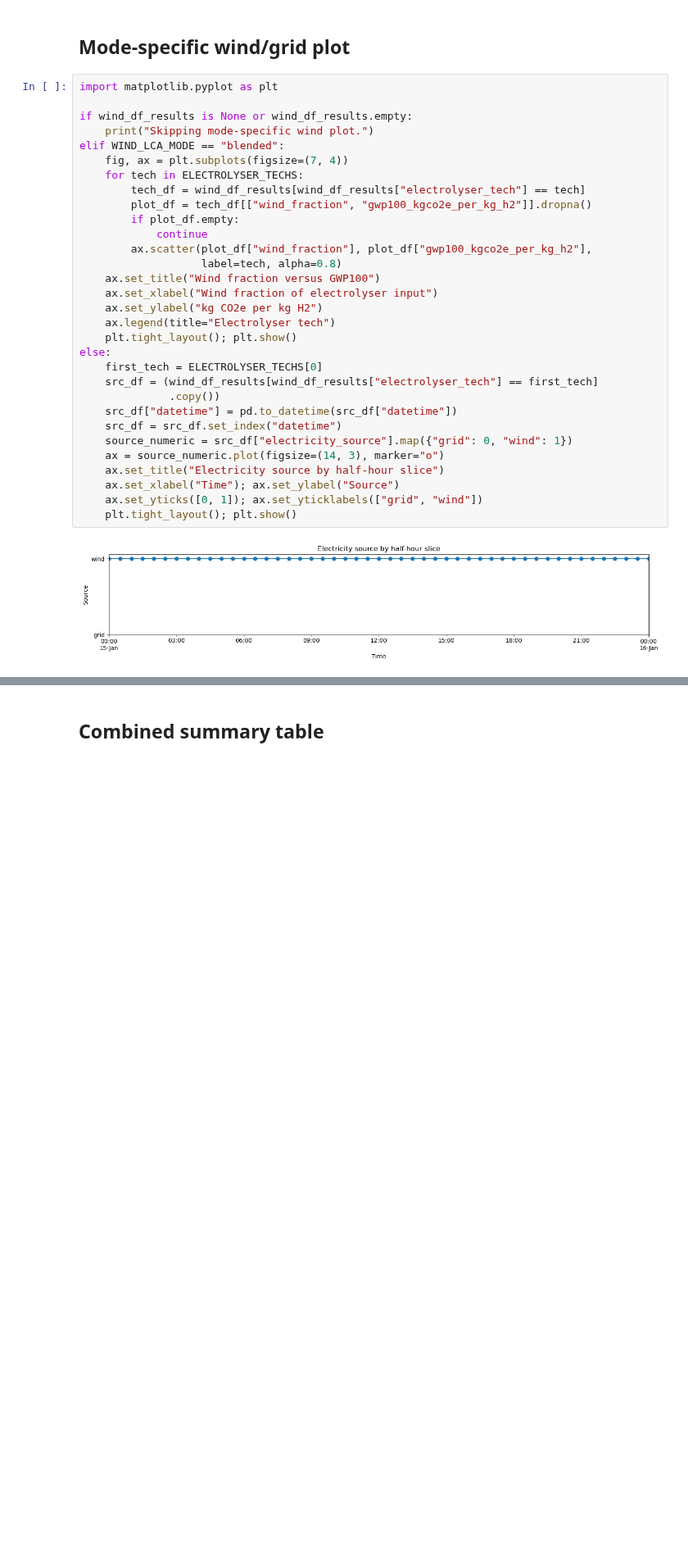
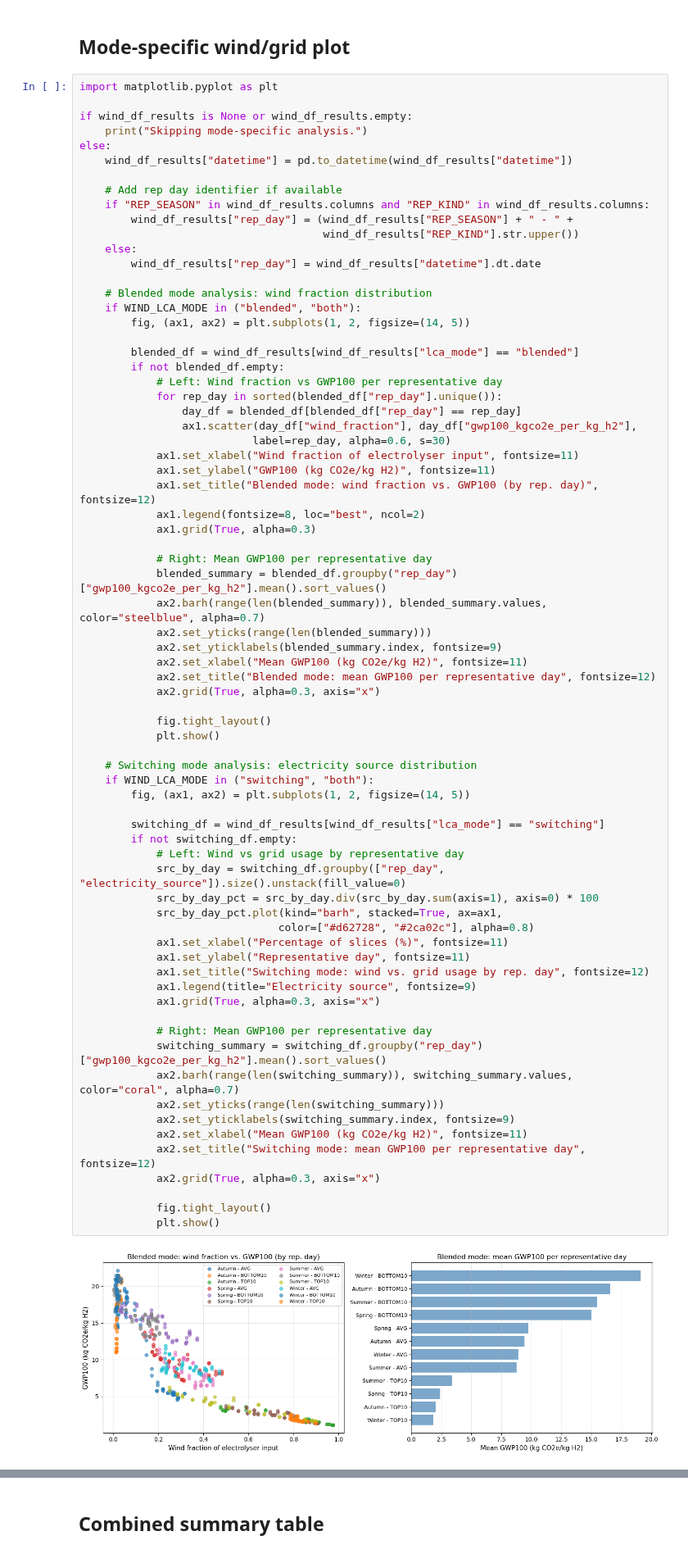
Before and after one commit to louis123sch/ukelectrolyserlca, a Jupyter notebook: 2.dashboard_lca.ipynb, the cells around one changed output, grey strips where cells are left out. Shown at 82% size. Drawn from its saved outputs; the diff is of its cells as text; blank space fills up the shorter version.

Commit message:
plotting year fix

```diff
--- a/2.dashboard_lca.ipynb
+++ b/2.dashboard_lca.ipynb
@@ -244,33 +457,74 @@ else:
 # %%
 import matplotlib.pyplot as plt
 
 if wind_df_results is None or wind_df_results.empty:
-    print("Skipping mode-specific wind plot.")
-elif WIND_LCA_MODE == "blended":
-    fig, ax = plt.subplots(figsize=(7, 4))
-    for tech in ELECTROLYSER_TECHS:
-        tech_df = wind_df_results[wind_df_results["electrolyser_tech"] == tech]
-        plot_df = tech_df[["wind_fraction", "gwp100_kgco2e_per_kg_h2"]].dropna()
-        if plot_df.empty:
-            continue
-        ax.scatter(plot_df["wind_fraction"], plot_df["gwp100_kgco2e_per_kg_h2"],
-                   label=tech, alpha=0.8)
-    ax.set_title("Wind fraction versus GWP100")
-    ax.set_xlabel("Wind fraction of electrolyser input")
-    ax.set_ylabel("kg CO2e per kg H2")
-    ax.legend(title="Electrolyser tech")
-    plt.tight_layout(); plt.show()
+    print("Skipping mode-specific analysis.")
 else:
-    first_tech = ELECTROLYSER_TECHS[0]
-    src_df = (wind_df_results[wind_df_results["electrolyser_tech"] == first_tech]
-              .copy())
-    src_df["datetime"] = pd.to_datetime(src_df["datetime"])
-    src_df = src_df.set_index("datetime")
-    source_numeric = src_df["electricity_source"].map({"grid": 0, "wind": 1})
-    ax = source_numeric.plot(figsize=(14, 3), marker="o")
-    ax.set_title("Electricity source by half-hour slice")
-    ax.set_xlabel("Time"); ax.set_ylabel("Source")
-    ax.set_yticks([0, 1]); ax.set_yticklabels(["grid", "wind"])
-    plt.tight_layout(); plt.show()
+    wind_df_results["datetime"] = pd.to_datetime(wind_df_results["datetime"])
+
+    # Add rep day identifier if available
+    if "REP_SEASON" in wind_df_results.columns and "REP_KIND" in wind_df_results.columns:
+        wind_df_results["rep_day"] = (wind_df_results["REP_SEASON"] + " - " +
+                                      wind_df_results["REP_KIND"].str.upper())
+    else:
+        wind_df_results["rep_day"] = wind_df_results["datetime"].dt.date
+
+    # Blended mode analysis: wind fraction distribution
+    if WIND_LCA_MODE in ("blended", "both"):
+        fig, (ax1, ax2) = plt.subplots(1, 2, figsize=(14, 5))
+
+        blended_df = wind_df_results[wind_df_results["lca_mode"] == "blended"]
+        if not blended_df.empty:
+            # Left: Wind fraction vs GWP100 per representative day
+            for rep_day in sorted(blended_df["rep_day"].unique()):
+                day_df = blended_df[blended_df["rep_day"] == rep_day]
+                ax1.scatter(day_df["wind_fraction"], day_df["gwp100_kgco2e_per_kg_h2"],
+                           label=rep_day, alpha=0.6, s=30)
+            ax1.set_xlabel("Wind fraction of electrolyser input", fontsize=11)
+            ax1.set_ylabel("GWP100 (kg CO2e/kg H2)", fontsize=11)
+            ax1.set_title("Blended mode: wind fraction vs. GWP100 (by rep. day)", fontsize=12)
+            ax1.legend(fontsize=8, loc="best", ncol=2)
+            ax1.grid(True, alpha=0.3)
+
+            # Right: Mean GWP100 per representative day
+            blended_summary = blended_df.groupby("rep_day")["gwp100_kgco2e_per_kg_h2"].mean().sort_values()
+            ax2.barh(range(len(blended_summary)), blended_summary.values, color="steelblue", alpha=0.7)
+            ax2.set_yticks(range(len(blended_summary)))
+            ax2.set_yticklabels(blended_summary.index, fontsize=9)
+            ax2.set_xlabel("Mean GWP100 (kg CO2e/kg H2)", fontsize=11)
+            ax2.set_title("Blended mode: mean GWP100 per representative day", fontsize=12)
+            ax2.grid(True, alpha=0.3, axis="x")
+
+            fig.tight_layout()
+            plt.show()
+
+    # Switching mode analysis: electricity source distribution
+    if WIND_LCA_MODE in ("switching", "both"):
+        fig, (ax1, ax2) = plt.subplots(1, 2, figsize=(14, 5))
+
+        switching_df = wind_df_results[wind_df_results["lca_mode"] == "switching"]
+        if not switching_df.empty:
+            # Left: Wind vs grid usage by representative day
+            src_by_day = switching_df.groupby(["rep_day", "electricity_source"]).size().unstack(fill_value=0)
+            src_by_day_pct = src_by_day.div(src_by_day.sum(axis=1), axis=0) * 100
+            src_by_day_pct.plot(kind="barh", stacked=True, ax=ax1,
+                               color=["#d62728", "#2ca02c"], alpha=0.8)
+            ax1.set_xlabel("Percentage of slices (%)", fontsize=11)
+            ax1.set_ylabel("Representative day", fontsize=11)
+            ax1.set_title("Switching mode: wind vs. grid usage by rep. day", fontsize=12)
+            ax1.legend(title="Electricity source", fontsize=9)
+            ax1.grid(True, alpha=0.3, axis="x")
+
+            # Right: Mean GWP100 per representative day
+            switching_summary = switching_df.groupby("rep_day")["gwp100_kgco2e_per_kg_h2"].mean().sort_values()
+            ax2.barh(range(len(switching_summary)), switching_summary.values, color="coral", alpha=0.7)
+            ax2.set_yticks(range(len(switching_summary)))
+            ax2.set_yticklabels(switching_summary.index, fontsize=9)
+            ax2.set_xlabel("Mean GWP100 (kg CO2e/kg H2)", fontsize=11)
+            ax2.set_title("Switching mode: mean GWP100 per representative day", fontsize=12)
+            ax2.grid(True, alpha=0.3, axis="x")
+
+            fig.tight_layout()
+            plt.show()
 # %% [output]
-[figure, old version]
+[figure, new version]
```
Also changed, not shown: parts of 8 cells of this notebook, 1 other file.
